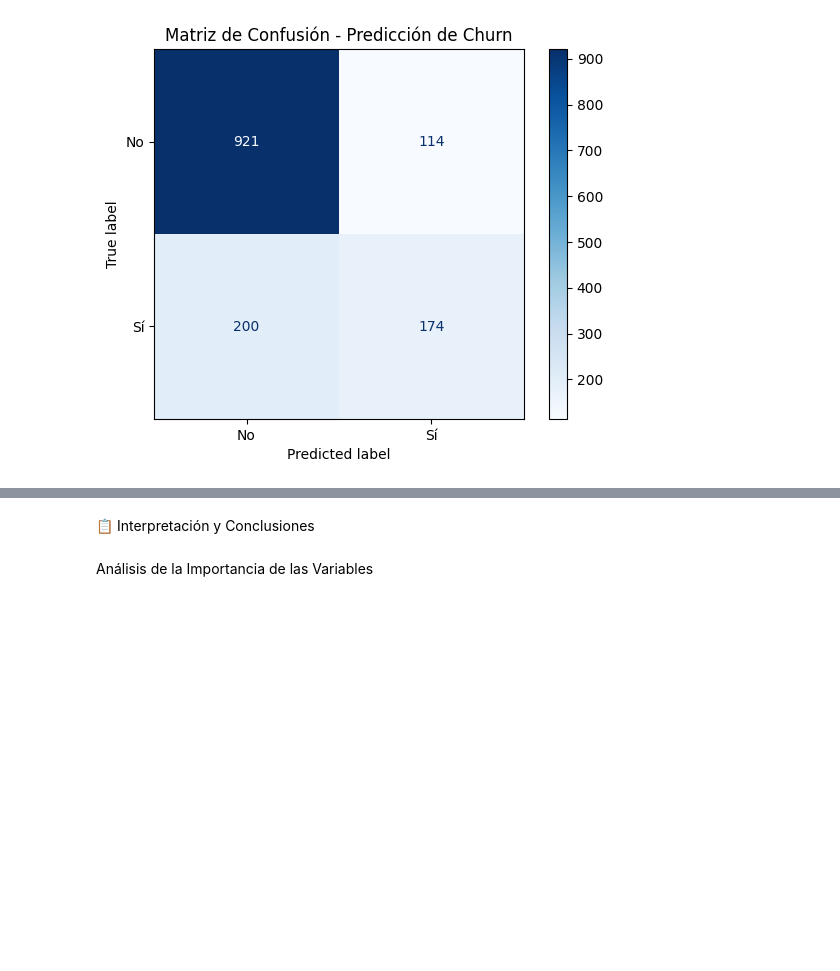
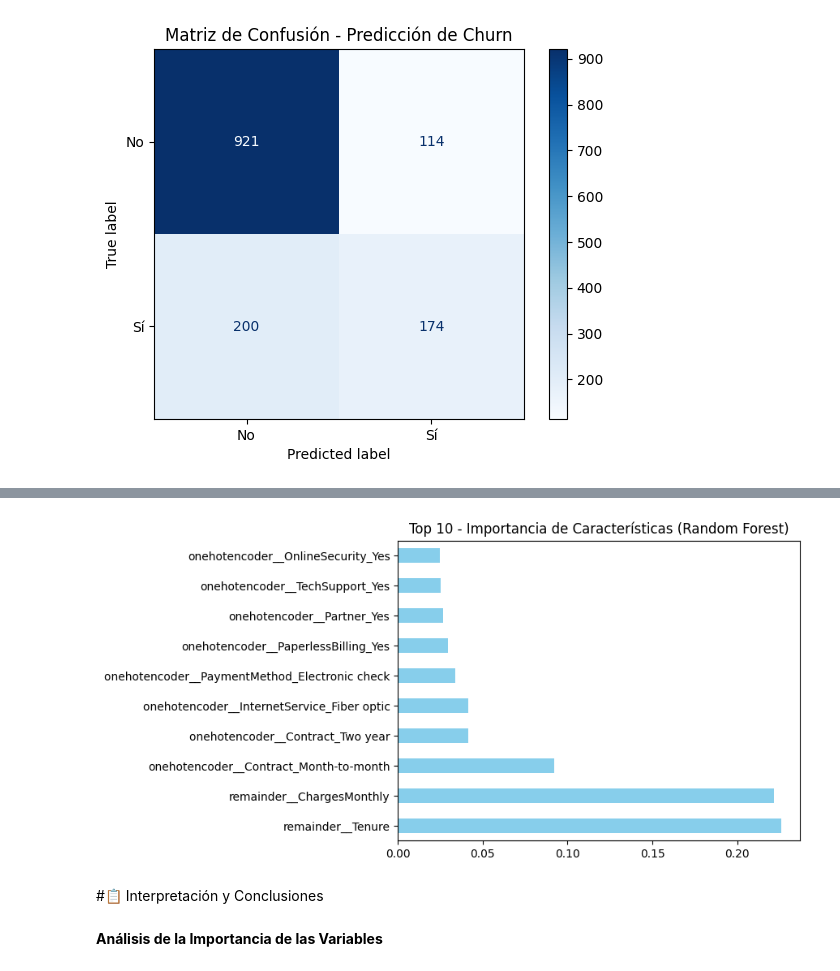
Before and after one commit to rociocelestial/Challenge3-Data-Science, a Jupyter notebook: TelecomX_parte_2.ipynb, the cells around one changed output, grey strips where cells are left out. Cells and saved outputs as stored; diff of their text form; code cells hidden in the pictures; blank space fills up the shorter version.

Commit message:
Interpretaciones y Conclusiones

```diff
--- a/TelecomX_parte_2.ipynb
+++ b/TelecomX_parte_2.ipynb
@@ -558,4 +595,11 @@ plt.show()
+# %%
+feature_names = one_hot.get_feature_names_out(columnas)
+
+# Graficar importancia para Random Forest
+graficar_importancia(modelo_random_forest, "Top 10 - Importancia de Características (Random Forest)", feature_names)
+# %% [output]
+[figure, added]
 # %% [markdown]
-📋 Interpretación y Conclusiones
+#📋 Interpretación y Conclusiones
 # %% [markdown]
-Análisis de la Importancia de las Variables
+**Análisis de la Importancia de las Variables**
```
Also changed, not shown: parts of 5 cells of this notebook.
